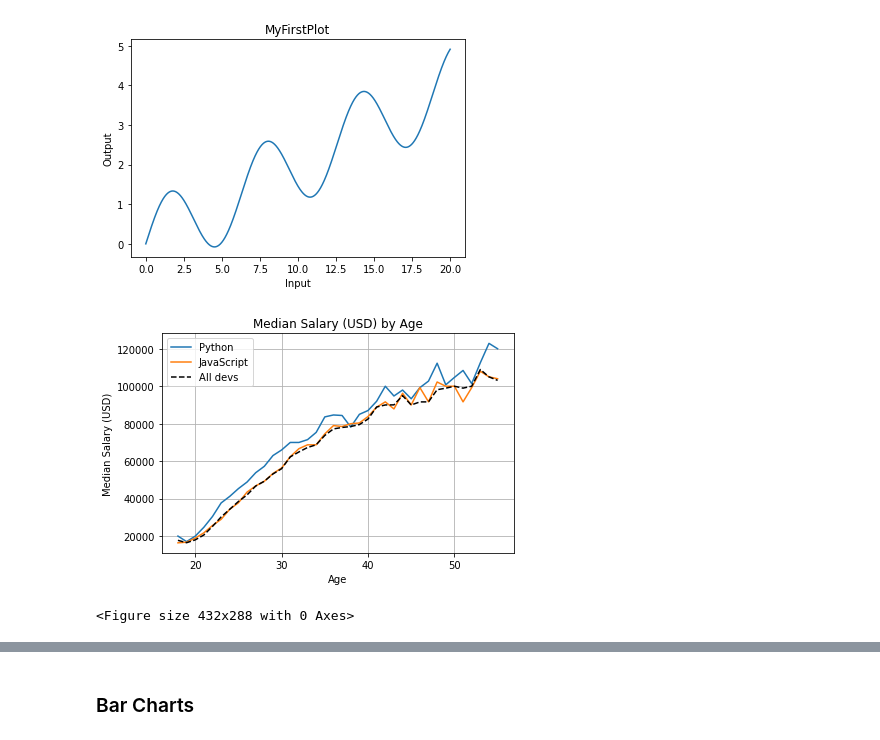
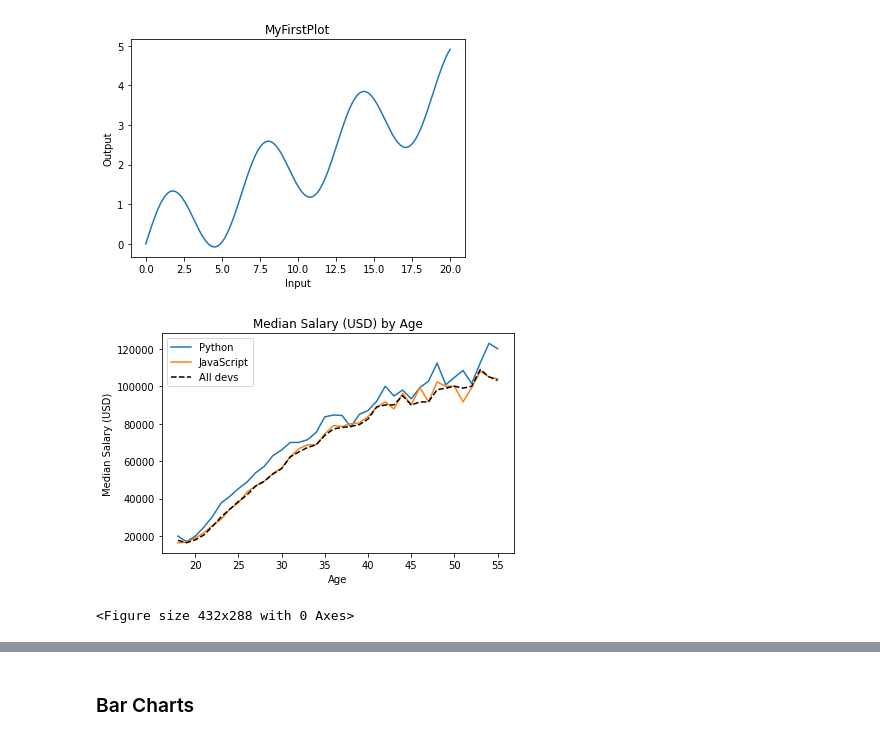
Before and after one commit to nofile000/Deep-Learning-Prerequisites-The-Numpy-Stack-in-Python-V2-, a Jupyter notebook: Matplotlib.ipynb, the cells around one changed output, grey strips where cells are left out. Saved outputs shown, nothing was run; the diff lists cells and outputs as text; code cells hidden in the pictures.

```diff
--- a/Matplotlib.ipynb
+++ b/Matplotlib.ipynb
@@ -31,18 +33,18 @@ dev_y = [17784, 16500, 18012, 20628, 25206, 30252, 34368, 38496, 42000, 46752, 4
 # %%
 plt.title('Median Salary (USD) by Age')
 plt.xlabel('Age')
 plt.ylabel('Median Salary (USD)')
 plt.plot(ages_x,py_dev_y,label = 'Python')
 plt.plot(ages_x,js_dev_y,label = 'JavaScript')
 plt.plot(ages_x,dev_y,label='All devs',linestyle='--',color = 'k')
 plt.legend()
-plt.grid(True)
+#plt.grid(True)
 plt.tight_layout()
 #plt.style.available
 #plt.style.use('seaborn-dark')
-plt.xkcd()
+#plt.skcd()
 plt.show()
 plt.savefig('pyplot.png')
 # %% [output]
-[figure, old version]
+[figure, new version]
 <Figure size 432x288 with 0 Axes>
```
Also changed, not shown: parts of 35 cells of this notebook, 3 other files.
